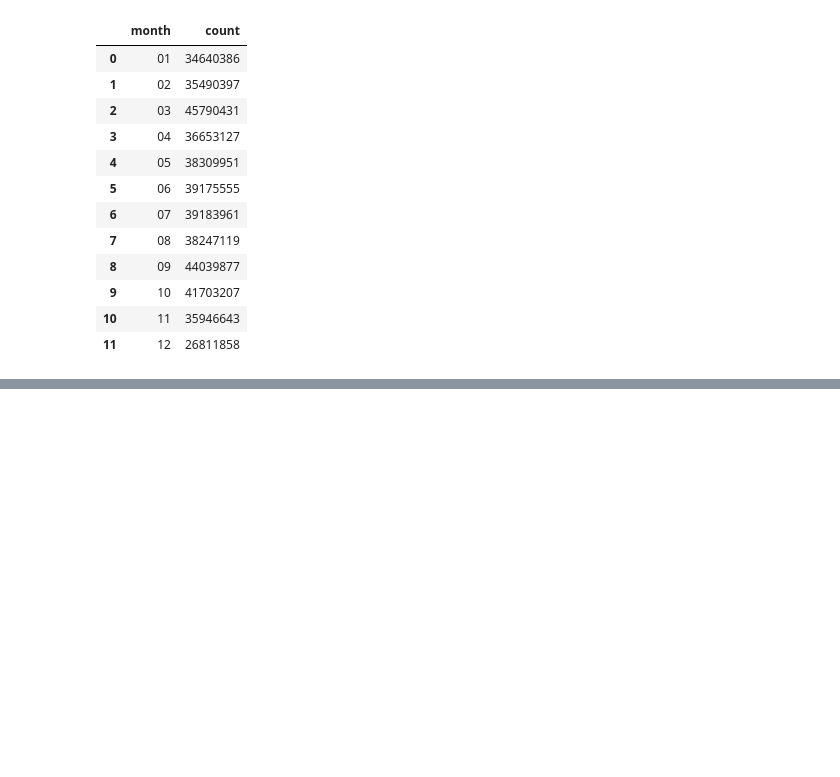
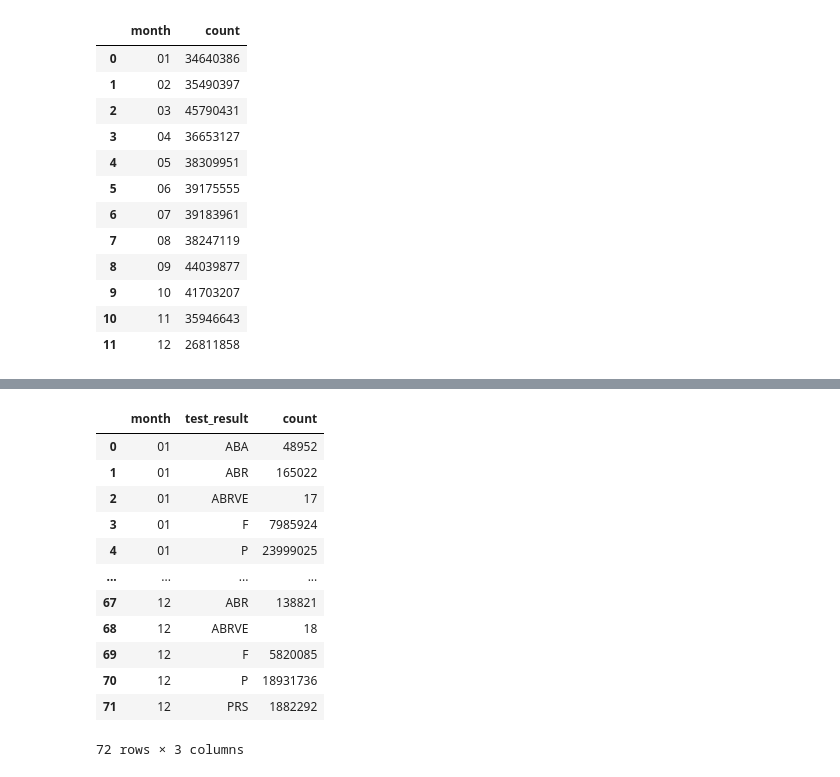
Before and after one commit to michalc/dft-mot-analysis, a Jupyter notebook: explore.ipynb, the cells around one changed output, grey strips where cells are left out. Saved outputs shown, nothing was run; the diff lists cells and outputs as text; code cells hidden in the pictures; blank space fills up the shorter version.

```diff
--- a/explore.ipynb
+++ b/explore.ipynb
@@ -124,0 +125,23 @@ plt.show()
+# %%
+df = pd.read_sql_query("""
+    SELECT strftime('%m', test_date) as month, test_result, count(*) as count
+    FROM tests
+    WHERE test_class_id=4 AND test_date NOT LIKE '2015-%' AND test_date NOT LIKE '2017-%'
+    GROUP BY month, test_result
+    ORDER BY month, test_result
+""", con)
+df
+# %% [output]
+|  | month | test_result | count |
+| 0 | 01 | ABA | 48952 |
+| 1 | 01 | ABR | 165022 |
+| 2 | 01 | ABRVE | 17 |
+| 3 | 01 | F | 7985924 |
+| 4 | 01 | P | 23999025 |
+| ... | ... | ... | ... |
+| 67 | 12 | ABR | 138821 |
+| 68 | 12 | ABRVE | 18 |
+| 69 | 12 | F | 5820085 |
+| 70 | 12 | P | 18931736 |
+| 71 | 12 | PRS | 1882292 |
+72 rows × 3 columns
```
Also changed, not shown: parts of 2 cells of this notebook.
